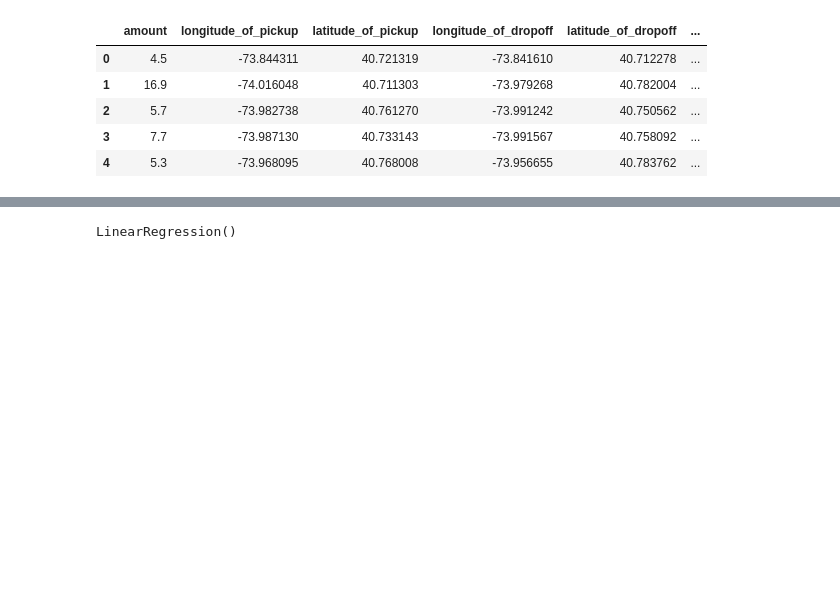
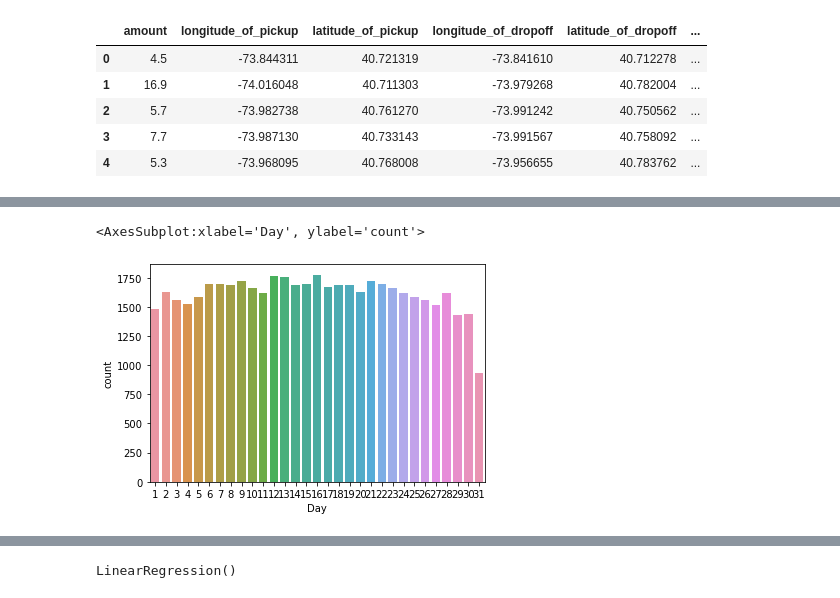
Before and after one commit to Roopesh1070/machine-learning-projects, a Jupyter notebook: taxi fare prediction.ipynb, the cells around one changed output, grey strips where cells are left out. Cells and saved outputs as stored; diff of their text form; code cells hidden in the pictures; blank space fills up the shorter version.

```diff
--- a/taxi fare prediction.ipynb
+++ b/taxi fare prediction.ipynb
@@ -187,0 +191,5 @@ plt.hist(df["Day"])
+# %%
+sns.countplot(df["Day"])
+# %% [output]
+<AxesSubplot:xlabel='Day', ylabel='count'>
+[figure, added]
```
Also changed, not shown: parts of 52 cells of this notebook.
